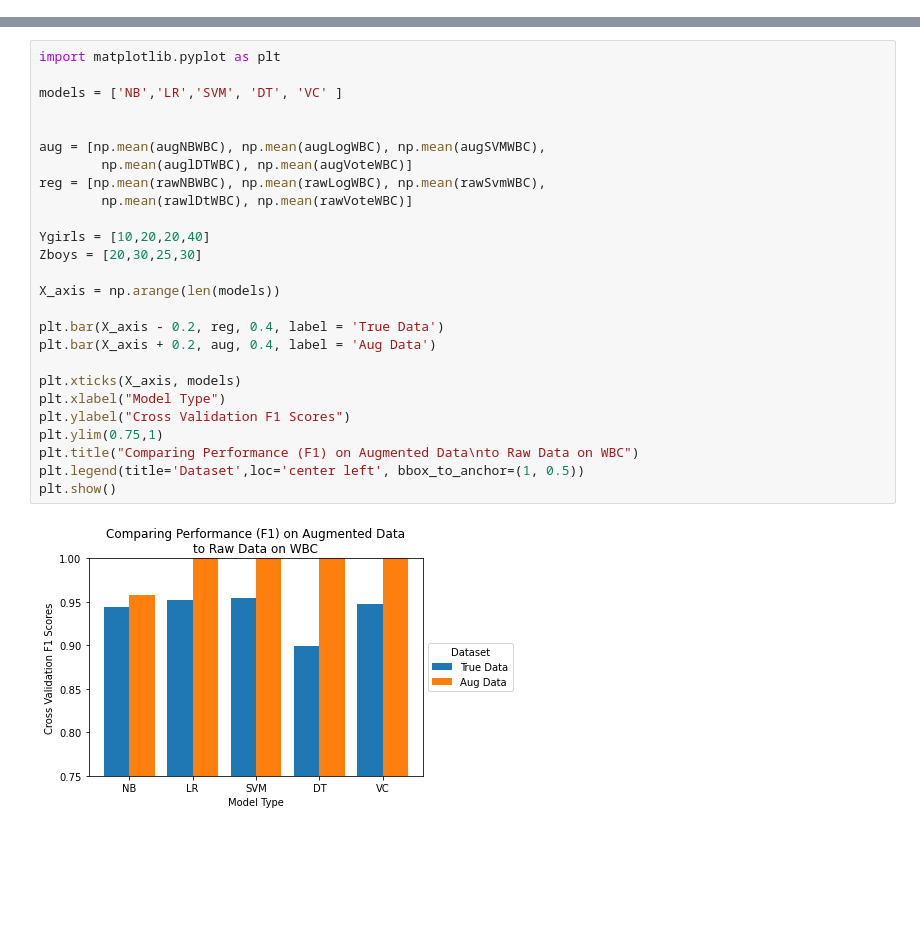
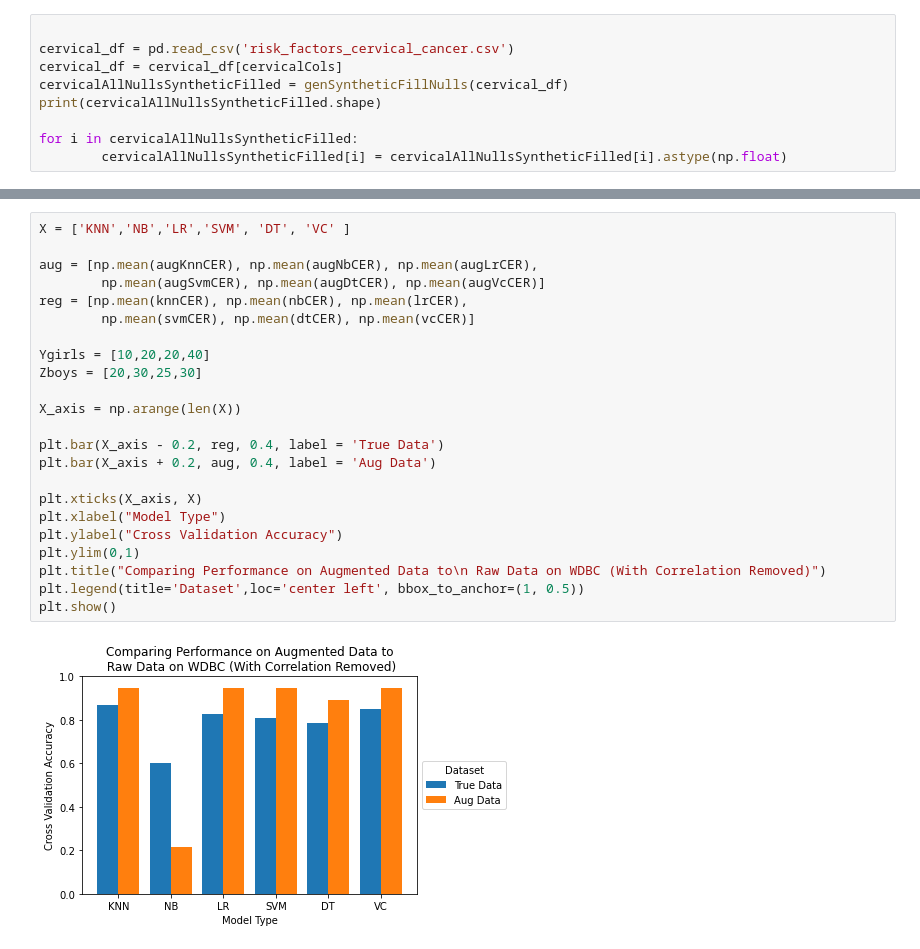
Before and after one commit to sprice134/MQP-2023, a Jupyter notebook: Code/Wole-Paper1/augmentationValidationF1.ipynb, the cells around one changed output, grey strips where cells are left out. Cells and saved outputs as stored; diff of their text form; blank space fills up the shorter version.

```diff
--- a/Code/Wole-Paper1/augmentationValidationF1.ipynb
+++ b/Code/Wole-Paper1/augmentationValidationF1.ipynb
@@ -141,0 +740,9 @@ VC Mean Scores: 1.0
+# %%
+
+cervical_df = pd.read_csv('risk_factors_cervical_cancer.csv')
+cervical_df = cervical_df[cervicalCols]
+cervicalAllNullsSyntheticFilled = genSyntheticFillNulls(cervical_df)
+print(cervicalAllNullsSyntheticFilled.shape)
+
+for i in cervicalAllNullsSyntheticFilled:
+        cervicalAllNullsSyntheticFilled[i] = cervicalAllNullsSyntheticFilled[i].astype(np.float)
@@ -142,28 +811,25 @@ VC Mean Scores: 1.0
 # %%
-import matplotlib.pyplot as plt
+X = ['KNN','NB','LR','SVM', 'DT', 'VC' ]
 
-models = ['NB','LR','SVM', 'DT', 'VC' ]
-
-
-aug = [np.mean(augNBWBC), np.mean(augLogWBC), np.mean(augSVMWBC),
-        np.mean(auglDTWBC), np.mean(augVoteWBC)]
-reg = [np.mean(rawNBWBC), np.mean(rawLogWBC), np.mean(rawSvmWBC),
-        np.mean(rawlDtWBC), np.mean(rawVoteWBC)]
+aug = [np.mean(augKnnCER), np.mean(augNbCER), np.mean(augLrCER),
+        np.mean(augSvmCER), np.mean(augDtCER), np.mean(augVcCER)]
+reg = [np.mean(knnCER), np.mean(nbCER), np.mean(lrCER),
+        np.mean(svmCER), np.mean(dtCER), np.mean(vcCER)]
 
 Ygirls = [10,20,20,40]
 Zboys = [20,30,25,30]
 
-X_axis = np.arange(len(models))
+X_axis = np.arange(len(X))
 
 plt.bar(X_axis - 0.2, reg, 0.4, label = 'True Data')
 plt.bar(X_axis + 0.2, aug, 0.4, label = 'Aug Data')
 
-plt.xticks(X_axis, models)
+plt.xticks(X_axis, X)
 plt.xlabel("Model Type")
-plt.ylabel("Cross Validation F1 Scores")
-plt.ylim(0.75,1)
-plt.title("Comparing Performance (F1) on Augmented Data\nto Raw Data on WBC")
+plt.ylabel("Cross Validation Accuracy")
+plt.ylim(0,1)
+plt.title("Comparing Performance on Augmented Data to\n Raw Data on WDBC (With Correlation Removed)")
 plt.legend(title='Dataset',loc='center left', bbox_to_anchor=(1, 0.5))
 plt.show()
 # %% [output]
-[figure, old version]
+[figure, new version]
```
Also changed, not shown: parts of 26 cells of this notebook, 5 other files.
